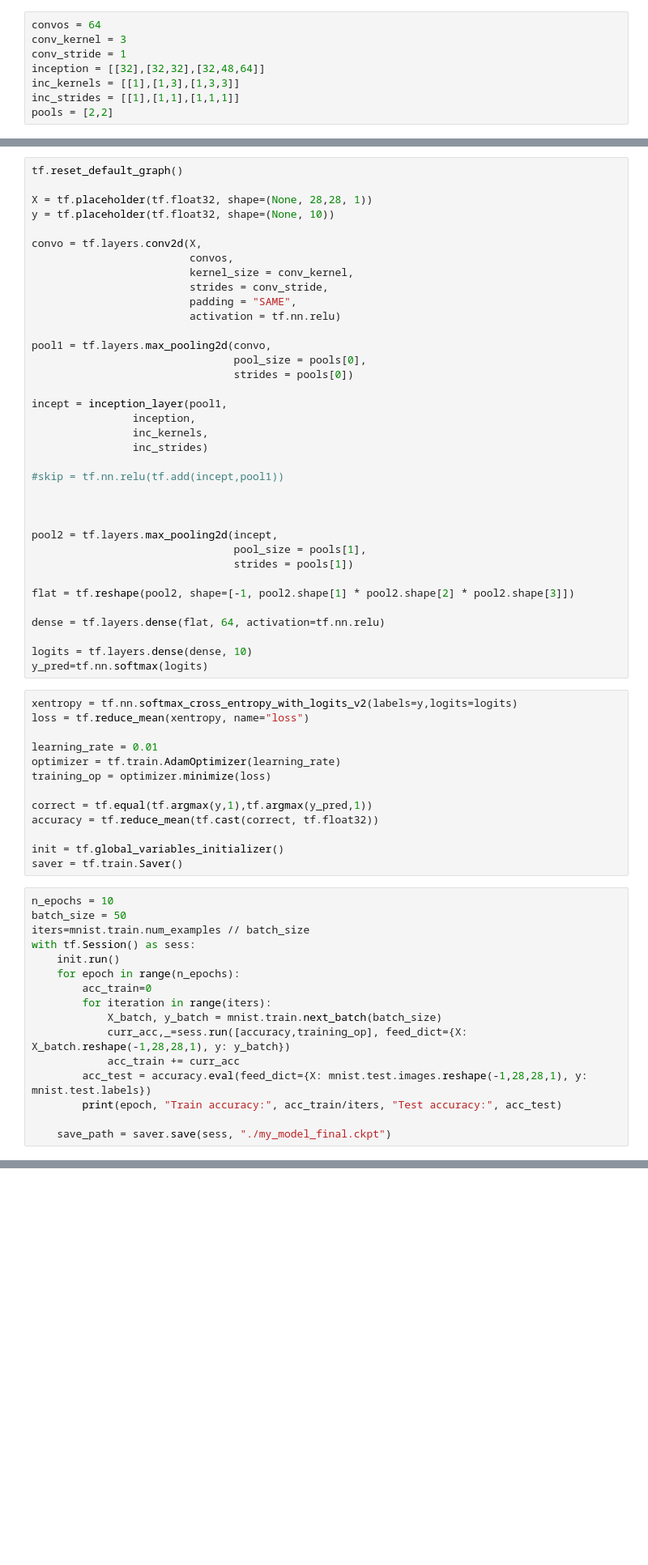
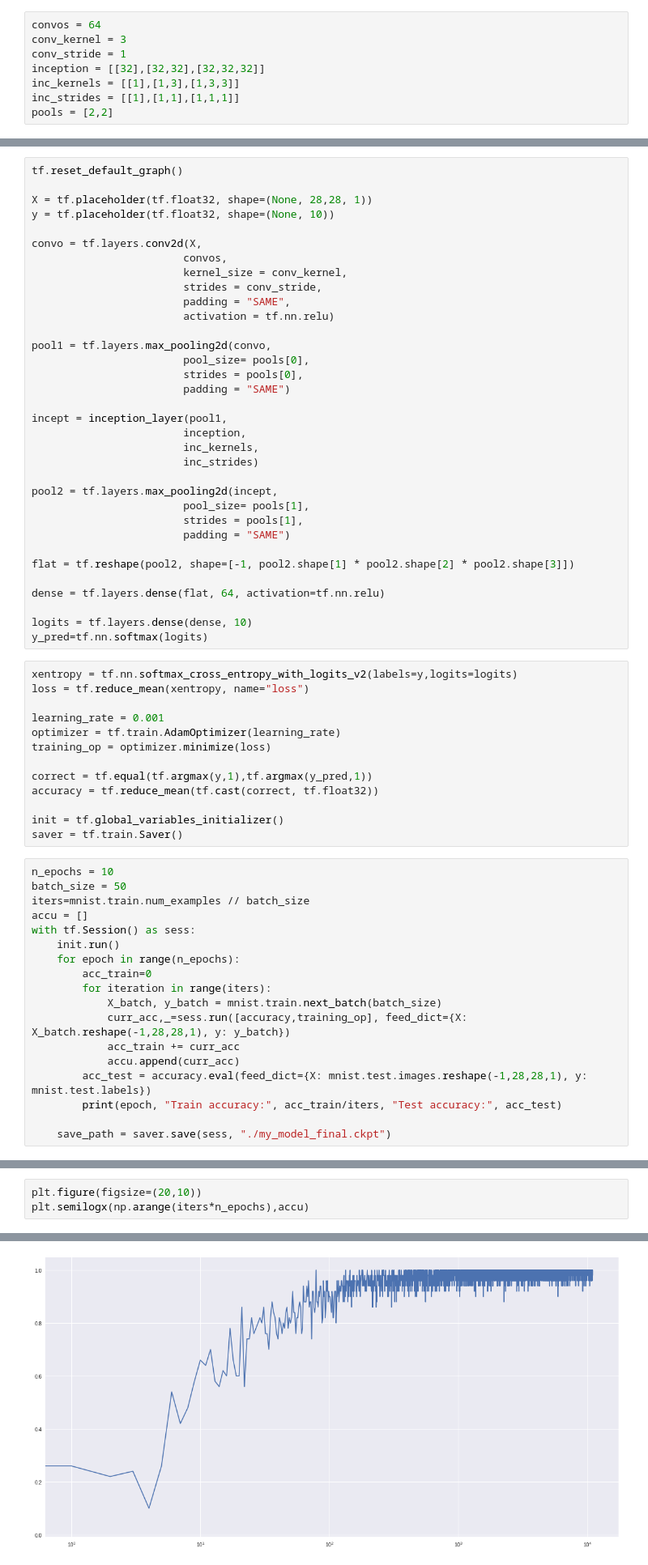
Before and after one commit to TomasBombadillo/Inception_neural-network, a Jupyter notebook: Tarea4_TLM.ipynb, the cells around one changed output, grey strips where cells are left out. Shown at 81% size. Cells and saved outputs as stored; diff of their text form; blank space fills up the shorter version.

```diff
--- a/Tarea4_TLM.ipynb
+++ b/Tarea4_TLM.ipynb
@@ -36,7 +90,7 @@ Please use alternatives such as official/mnist/dataset.py from tensorflow/models
 convos = 64
 conv_kernel = 3
 conv_stride = 1
-inception = [[32],[32,32],[32,48,64]]
+inception = [[32],[32,32],[32,32,32]]
 inc_kernels = [[1],[1,3],[1,3,3]]
 inc_strides = [[1],[1,1],[1,1,1]]
 pools = [2,2]
@@ -100,28 +101,26 @@ X = tf.placeholder(tf.float32, shape=(None, 28,28, 1))
 y = tf.placeholder(tf.float32, shape=(None, 10))
 
 convo = tf.layers.conv2d(X,
-                         convos,
-                         kernel_size = conv_kernel,
-                         strides = conv_stride,
-                         padding = "SAME",
-                         activation = tf.nn.relu)
+						convos,
+						kernel_size = conv_kernel,
+						strides = conv_stride,
+						padding = "SAME",
+						activation = tf.nn.relu)
 
 pool1 = tf.layers.max_pooling2d(convo,
-                                pool_size = pools[0],
-                                strides = pools[0])
+						pool_size= pools[0],
+						strides = pools[0],
+						padding = "SAME")
 
 incept = inception_layer(pool1,
-                inception,
-                inc_kernels,
-                inc_strides)
-
-#skip = tf.nn.relu(tf.add(incept,pool1))
-
-
+						inception,
+						inc_kernels,
+						inc_strides)
 
 pool2 = tf.layers.max_pooling2d(incept,
-                                pool_size = pools[1],
-                                strides = pools[1])
+						pool_size= pools[1],
+						strides = pools[1],
+						padding = "SAME")
 
 flat = tf.reshape(pool2, shape=[-1, pool2.shape[1] * pool2.shape[2] * pool2.shape[3]])
 
@@ -133,7 +132,7 @@ y_pred=tf.nn.softmax(logits)
 xentropy = tf.nn.softmax_cross_entropy_with_logits_v2(labels=y,logits=logits)
 loss = tf.reduce_mean(xentropy, name="loss")
 
-learning_rate = 0.01
+learning_rate = 0.001
 optimizer = tf.train.AdamOptimizer(learning_rate)
 training_op = optimizer.minimize(loss)
 
@@ -146,6 +145,7 @@ saver = tf.train.Saver()
 n_epochs = 10
 batch_size = 50
 iters=mnist.train.num_examples // batch_size
+accu = []
 with tf.Session() as sess:
     init.run()
     for epoch in range(n_epochs):
@@ -154,6 +154,7 @@ with tf.Session() as sess:
             X_batch, y_batch = mnist.train.next_batch(batch_size)
             curr_acc,_=sess.run([accuracy,training_op], feed_dict={X: X_batch.reshape(-1,28,28,1), y: y_batch})
             acc_train += curr_acc
+            accu.append(curr_acc)
         acc_test = accuracy.eval(feed_dict={X: mnist.test.images.reshape(-1,28,28,1), y: mnist.test.labels})
         print(epoch, "Train accuracy:", acc_train/iters, "Test accuracy:", acc_test)
 
@@ -171,0 +173,4 @@ with tf.Session() as sess:
+# %%
+plt.figure(figsize=(20,10))
+plt.semilogx(np.arange(iters*n_epochs),accu)
+# %% [output]
@@ -171,0 +178 @@ with tf.Session() as sess:
+[figure, added]
```
Also changed, not shown: parts of 4 cells of this notebook.
